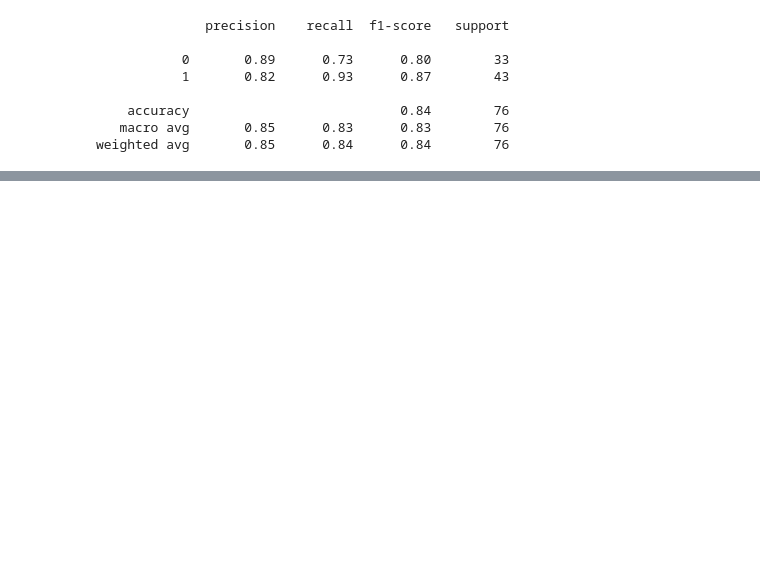
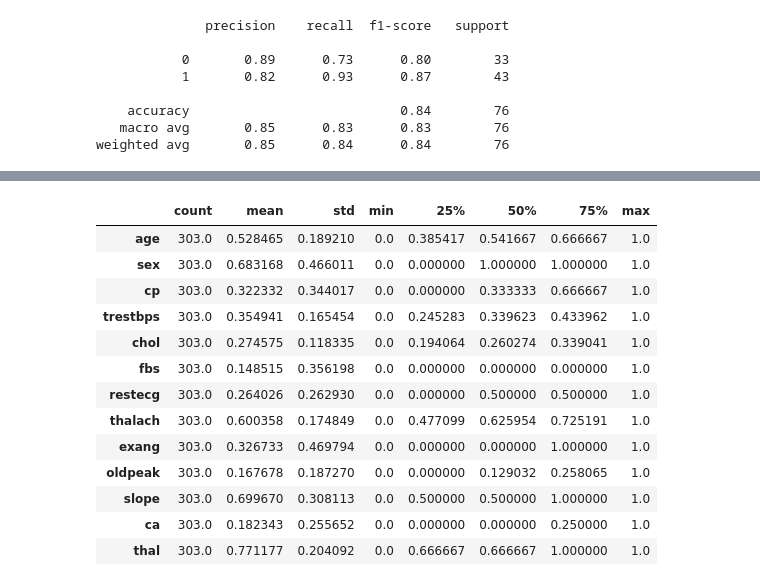
Before and after one commit to EmreCan99/2024_bio_data_science, a Jupyter notebook: scripts/logistic_reg.ipynb, the cells around one changed output, grey strips where cells are left out. Cells and saved outputs as stored; diff of their text form; code cells hidden in the pictures; blank space fills up the shorter version.

```diff
--- a/scripts/logistic_reg.ipynb
+++ b/scripts/logistic_reg.ipynb
@@ -70,0 +126,21 @@ weighted avg       0.85      0.84      0.84        76
+# %%
+from sklearn.preprocessing import MinMaxScaler
+sc = MinMaxScaler()
+X_minmax = sc.fit_transform(X)
+X_minmax = pd.DataFrame(X_minmax, columns=df.iloc[:,:-1].columns)
+X_minmax.describe().T
+# %% [output]
+|  | count | mean | std | min | 25% | 50% | 75% | max |
+| age | 303.0 | 0.528465 | 0.189210 | 0.0 | 0.385417 | 0.541667 | 0.666667 | 1.0 |
+| sex | 303.0 | 0.683168 | 0.466011 | 0.0 | 0.000000 | 1.000000 | 1.000000 | 1.0 |
+| cp | 303.0 | 0.322332 | 0.344017 | 0.0 | 0.000000 | 0.333333 | 0.666667 | 1.0 |
+| trestbps | 303.0 | 0.354941 | 0.165454 | 0.0 | 0.245283 | 0.339623 | 0.433962 | 1.0 |
+| chol | 303.0 | 0.274575 | 0.118335 | 0.0 | 0.194064 | 0.260274 | 0.339041 | 1.0 |
+| fbs | 303.0 | 0.148515 | 0.356198 | 0.0 | 0.000000 | 0.000000 | 0.000000 | 1.0 |
+| restecg | 303.0 | 0.264026 | 0.262930 | 0.0 | 0.000000 | 0.500000 | 0.500000 | 1.0 |
+| thalach | 303.0 | 0.600358 | 0.174849 | 0.0 | 0.477099 | 0.625954 | 0.725191 | 1.0 |
+| exang | 303.0 | 0.326733 | 0.469794 | 0.0 | 0.000000 | 0.000000 | 1.000000 | 1.0 |
+| oldpeak | 303.0 | 0.167678 | 0.187270 | 0.0 | 0.000000 | 0.129032 | 0.258065 | 1.0 |
+| slope | 303.0 | 0.699670 | 0.308113 | 0.0 | 0.500000 | 0.500000 | 1.000000 | 1.0 |
+| ca | 303.0 | 0.182343 | 0.255652 | 0.0 | 0.000000 | 0.000000 | 0.250000 | 1.0 |
+| thal | 303.0 | 0.771177 | 0.204092 | 0.0 | 0.666667 | 0.666667 | 1.000000 | 1.0 |
```
Also changed, not shown: parts of 6 cells of this notebook.
